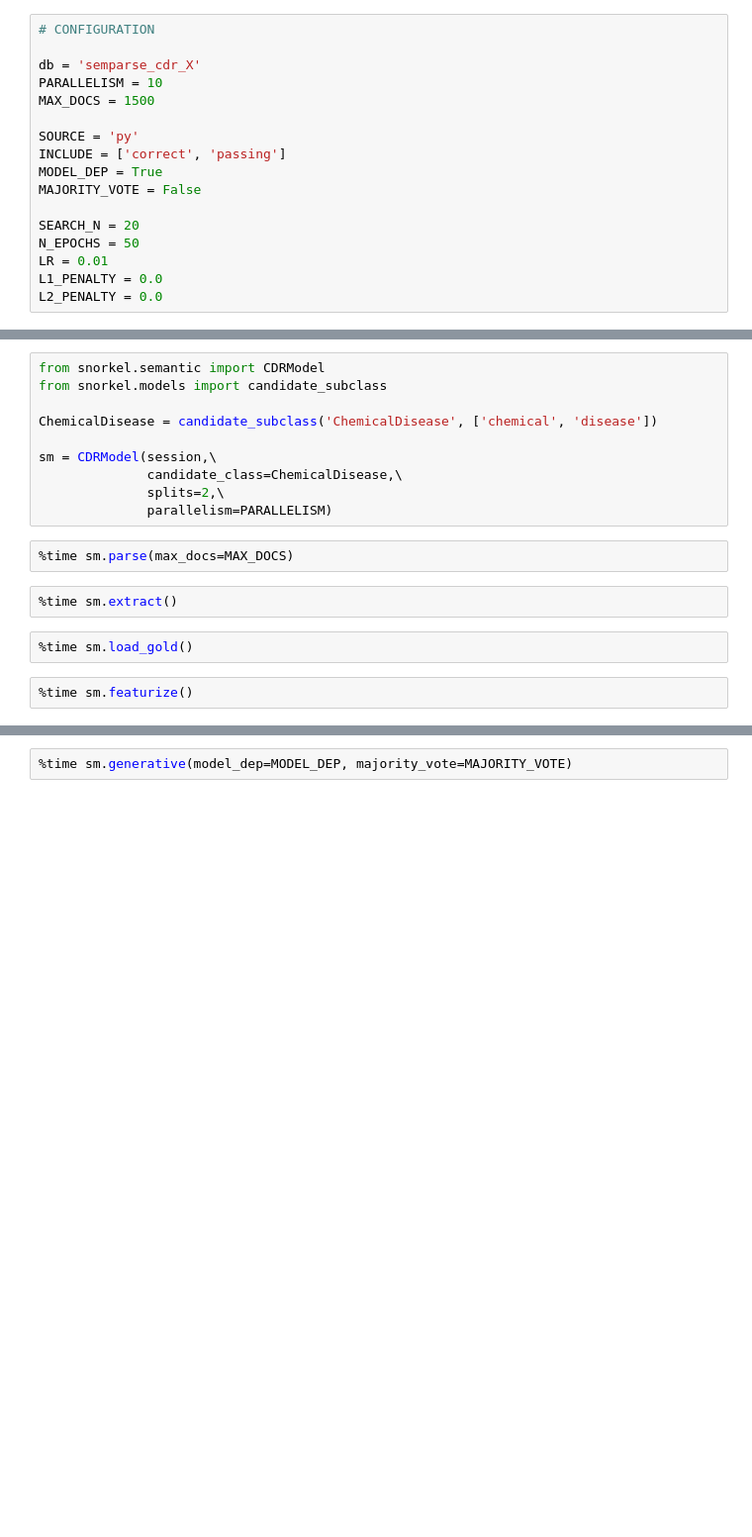
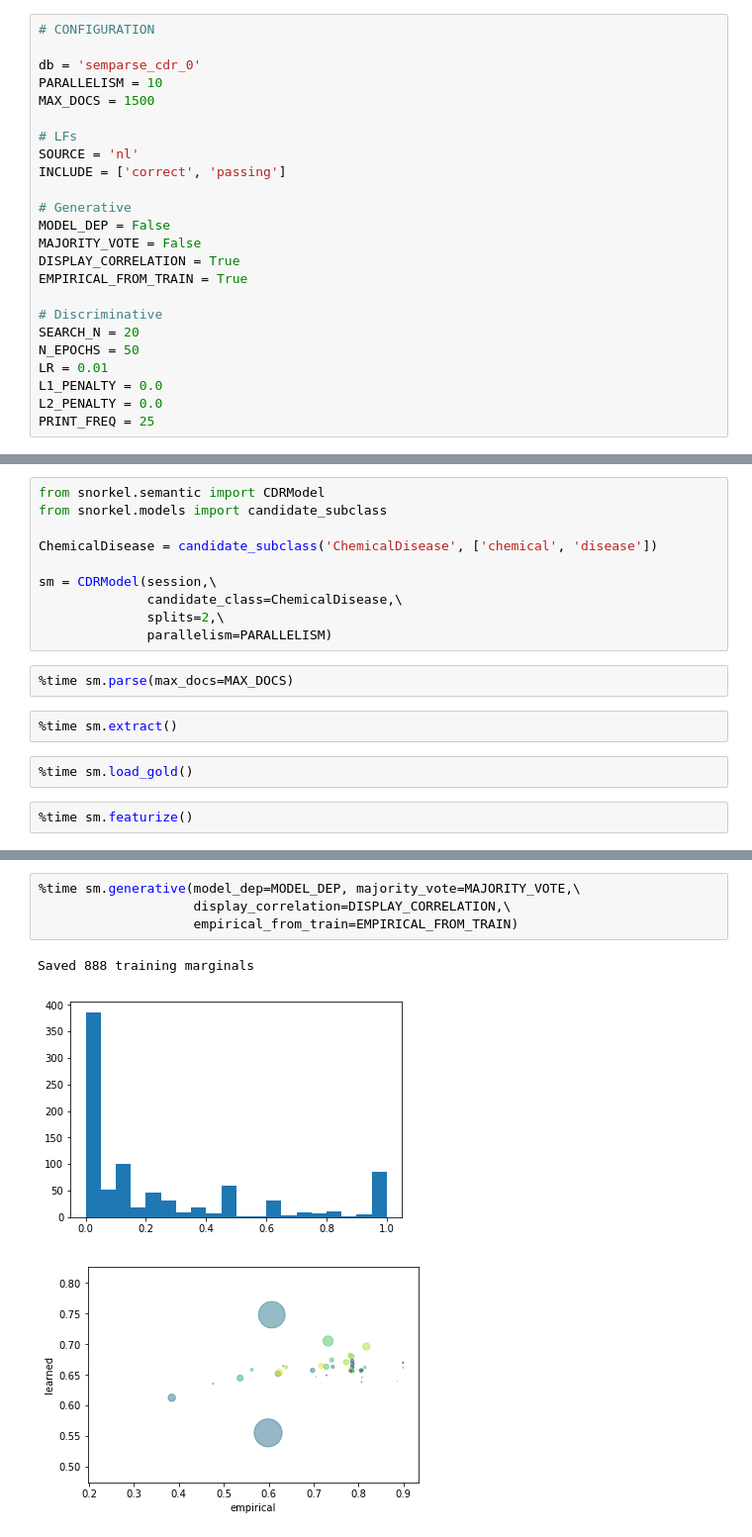
Before and after one commit to yayitswei/snorkel, a Jupyter notebook: tutorials/cdr/Lite_CDR.ipynb, the cells around one changed output, grey strips where cells are left out. Shown at 99% size. Cells and saved outputs as stored; diff of their text form; blank space fills up the shorter version.

Commit message:
Add display options and refactor model

```diff
--- a/tutorials/cdr/Lite_CDR.ipynb
+++ b/tutorials/cdr/Lite_CDR.ipynb
@@ -1,20 +1,27 @@
 # %%
 # CONFIGURATION
 
-db = 'semparse_cdr_X'
+db = 'semparse_cdr_0'
 PARALLELISM = 10
 MAX_DOCS = 1500
 
-SOURCE = 'py'
+# LFs
+SOURCE = 'nl'
 INCLUDE = ['correct', 'passing']
-MODEL_DEP = True
+
+# Generative
+MODEL_DEP = False
 MAJORITY_VOTE = False
+DISPLAY_CORRELATION = True
+EMPIRICAL_FROM_TRAIN = True
 
+# Discriminative
 SEARCH_N = 20
 N_EPOCHS = 50
 LR = 0.01
 L1_PENALTY = 0.0
 L2_PENALTY = 0.0
+PRINT_FREQ = 25
 # %%
 import os
 
@@ -47,2 +77,8 @@ sm = CDRModel(session,\
 # %%
-%time sm.generative(model_dep=MODEL_DEP, majority_vote=MAJORITY_VOTE)
+%time sm.generative(model_dep=MODEL_DEP, majority_vote=MAJORITY_VOTE,\
+                    display_correlation=DISPLAY_CORRELATION,\
+                    empirical_from_train=EMPIRICAL_FROM_TRAIN)
+# %% [output]
+Saved 888 training marginals
+[figure, added]
+[figure, added]
```
Also changed, not shown: parts of 6 cells of this notebook, 1 other file.
